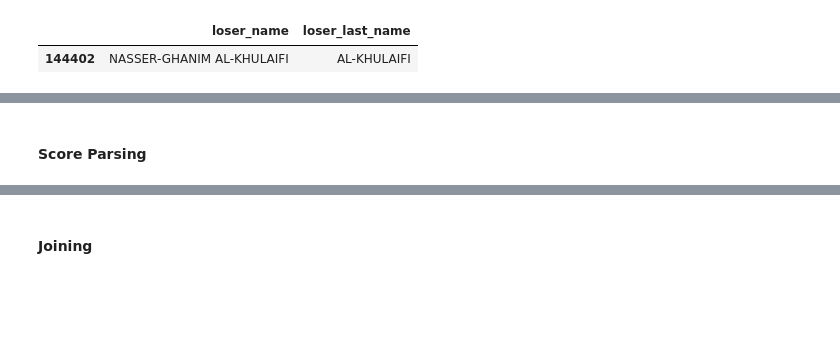
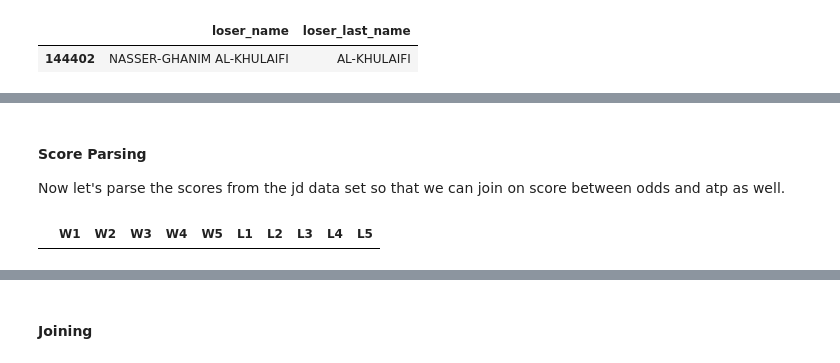
Before and after one commit to siddjagadish/tennis_new, a Jupyter notebook: tennis_new/notebooks/odds_joining/odds_joining_by_year.ipynb, the cells around one changed output, grey strips where cells are left out. Saved outputs shown, nothing was run; the diff lists cells and outputs as text; code cells hidden in the pictures; blank space fills up the shorter version.

```diff
--- a/tennis_new/notebooks/odds_joining/odds_joining_by_year.ipynb
+++ b/tennis_new/notebooks/odds_joining/odds_joining_by_year.ipynb
@@ -334,5 +211,11 @@ TOURNAMENT_MAPPING = {
-# %% [markdown]
-#### Score Parsing
+# %% [markdown]
+#### Score Parsing
+
+Now let's parse the scores from the jd data set so that we can join on score between odds and atp as well.
+# %%
+jd[score_cols][jd[score_cols].isin(WALKOVER_DEFS).any(axis=1)].head()
+# %% [output]
+|  | W1 | W2 | W3 | W4 | W5 | L1 | L2 | L3 | L4 | L5 |
 # %%
 WALKOVER_DEFS = [
     'W/O',
```
Also changed, not shown: parts of 32 cells of this notebook.
